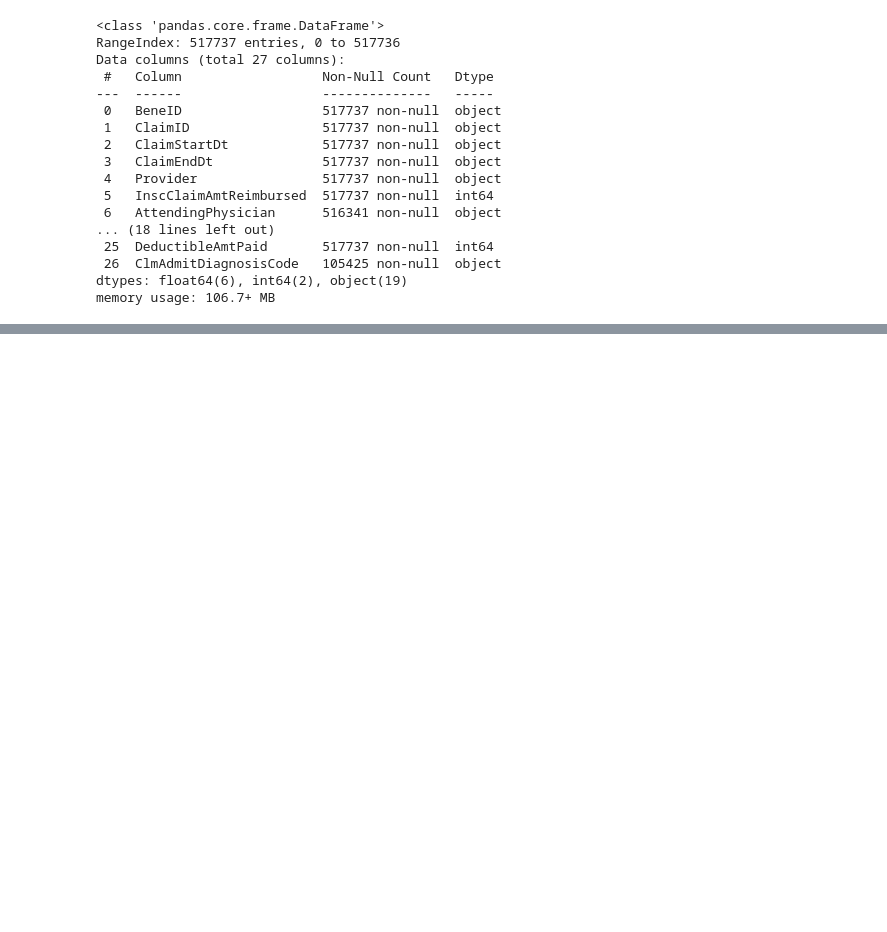
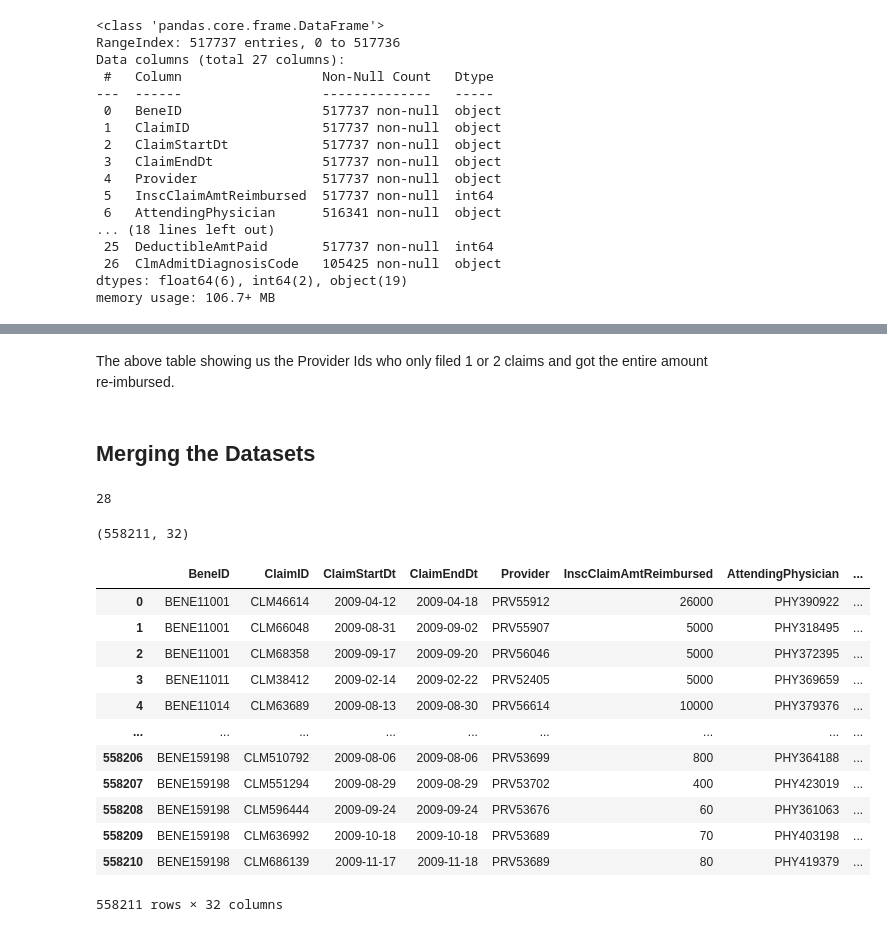
Before and after one commit to ShabnaNasser/Healthcare-Provider-Fraud-Detection-Analysis, a Jupyter notebook: HEALTHCARE PROVIDER FRAUD DETECTION ANALYSIS.ipynb, the cells around one changed output, grey strips where cells are left out. Cells and saved outputs as stored; diff of their text form; code cells hidden in the pictures; blank space fills up the shorter version.

```diff
--- a/HEALTHCARE PROVIDER FRAUD DETECTION ANALYSIS.ipynb
+++ b/HEALTHCARE PROVIDER FRAUD DETECTION ANALYSIS.ipynb
@@ -717,5 +795,0 @@ Adding a new column for weather a patient is admitted or not for outpatient data
-# %%
-#Traindata
-train_outpatient['Admitted_or_Not']=0
-# test_data
-test_outpatient['Admitted_or_Not']=0
@@ -895,0 +818,5 @@ Index(['BeneID', 'ClaimID', 'ClaimStartDt', 'ClaimEndDt', 'Provider',
+# %%
+train_outpatient['ClaimStartDt'] = pd.to_datetime(train_outpatient['ClaimStartDt'], format="%Y-%m-%d")
+train_outpatient['ClaimEndDt'] = pd.to_datetime(train_outpatient['ClaimEndDt'], format="%Y-%m-%d")
+
+train_outpatient['Claim_Duration'] = (train_outpatient['ClaimEndDt'] - train_outpatient['ClaimStartDt']).dt.days
@@ -895,0 +1057,34 @@ Index(['BeneID', 'ClaimID', 'ClaimStartDt', 'ClaimEndDt', 'Provider',
+# %% [markdown]
+The above table showing us the Provider Ids who only filed 1 or 2 claims and got the entire amount re-imbursed.
+# %% [markdown]
+## Merging the Datasets
+# %%
+# Commom columns in inpatient and outpatient data
+
+common_cols = [col for col in train_inpatient.columns if col in train_outpatient.columns]
+len(common_cols)
+# %% [output]
+28
+# %%
+# Merging the IP and OP dataset on the basis of common columns
+
+train_ip_op_data = pd.merge(left=train_inpatient, right=train_outpatient, left_on=common_cols, right_on=common_cols, how="outer")
+train_ip_op_data.shape
+# %% [output]
+(558211, 32)
+# %%
+train_ip_op_data
+# %% [output]
+|  | BeneID | ClaimID | ClaimStartDt | ClaimEndDt | Provider | InscClaimAmtReimbursed | AttendingPhysician | ... |
+| 0 | BENE11001 | CLM46614 | 2009-04-12 | 2009-04-18 | PRV55912 | 26000 | PHY390922 | ... |
+| 1 | BENE11001 | CLM66048 | 2009-08-31 | 2009-09-02 | PRV55907 | 5000 | PHY318495 | ... |
+| 2 | BENE11001 | CLM68358 | 2009-09-17 | 2009-09-20 | PRV56046 | 5000 | PHY372395 | ... |
+| 3 | BENE11011 | CLM38412 | 2009-02-14 | 2009-02-22 | PRV52405 | 5000 | PHY369659 | ... |
+| 4 | BENE11014 | CLM63689 | 2009-08-13 | 2009-08-30 | PRV56614 | 10000 | PHY379376 | ... |
+| ... | ... | ... | ... | ... | ... | ... | ... | ... |
+| 558206 | BENE159198 | CLM510792 | 2009-08-06 | 2009-08-06 | PRV53699 | 800 | PHY364188 | ... |
+| 558207 | BENE159198 | CLM551294 | 2009-08-29 | 2009-08-29 | PRV53702 | 400 | PHY423019 | ... |
+| 558208 | BENE159198 | CLM596444 | 2009-09-24 | 2009-09-24 | PRV53676 | 60 | PHY361063 | ... |
+| 558209 | BENE159198 | CLM636992 | 2009-10-18 | 2009-10-18 | PRV53689 | 70 | PHY403198 | ... |
+| 558210 | BENE159198 | CLM686139 | 2009-11-17 | 2009-11-18 | PRV53689 | 80 | PHY419379 | ... |
+558211 rows × 32 columns
```
Also changed, not shown: parts of 204 cells of this notebook.
